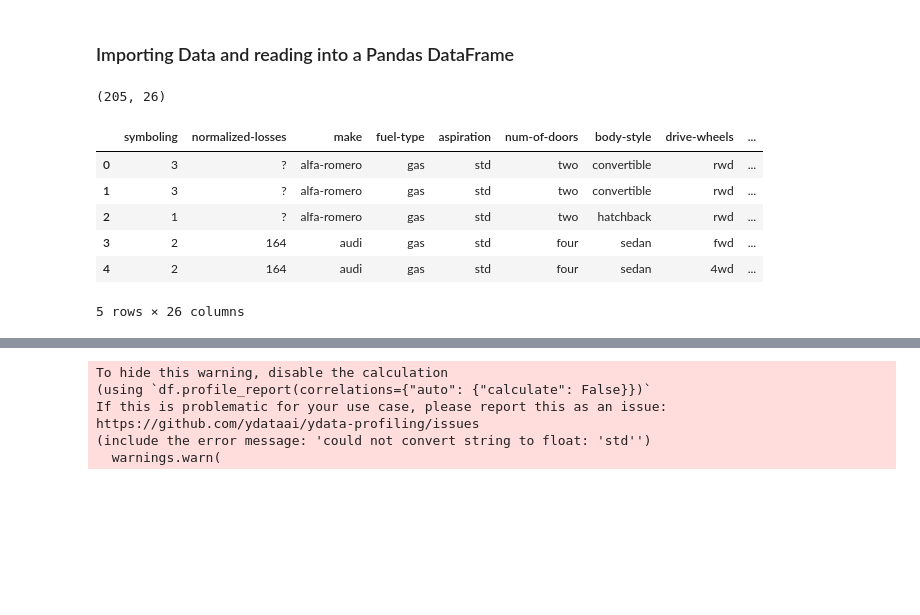
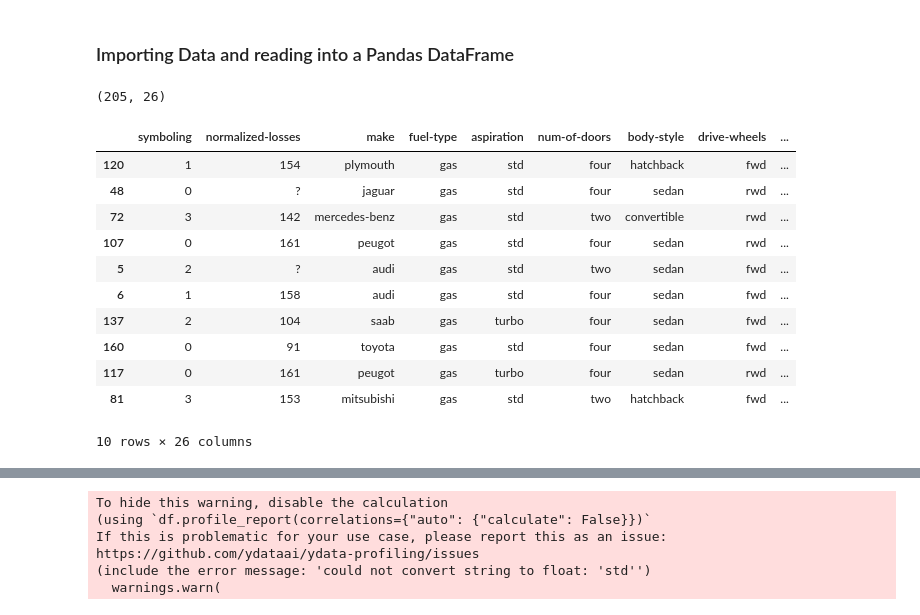
Before and after one commit to Khaled-Abdelhamid/Almadrasa-course-codes, a Jupyter notebook: introduction to Data analytics/Module 2 - Exploratory data analysis and data wrangling/data_wrangling_car_dataset.ipynb, the cells around one changed output, grey strips where cells are left out. Saved outputs shown, nothing was run; the diff lists cells and outputs as text; code cells hidden in the pictures; blank space fills up the shorter version.

```diff
--- a/introduction to Data analytics/Module 2 - Exploratory data analysis and data wrangling/data_wrangling_car_dataset.ipynb
+++ b/introduction to Data analytics/Module 2 - Exploratory data analysis and data wrangling/data_wrangling_car_dataset.ipynb
@@ -26,14 +20,19 @@ from ydata_profiling import ProfileReport
 # %%
 cols = ['symboling', 'normalized-losses', 'make', 'fuel-type', 'aspiration', 'num-of-doors', 'body-style', 'drive-wheels', 'engine-location', 'wheel-base', 'length', 'width', 'height', 'curb-weight', 'engine-type', 'num-of-cylinders', 'engine-size', 'fuel-system', 'bore', 'stroke', 'compression-ratio', 'horsepower', 'peak-rpm', 'city-mpg', 'highway-mpg', 'price']
 df = pd.read_csv('../data/Old Car Price data/imports-85.data.txt', names=cols)
 print(df.shape)
-df.head()
+df.sample(10)
 # %% [output]
 (205, 26)
 |  | symboling | normalized-losses | make | fuel-type | aspiration | num-of-doors | body-style | drive-wheels | ... |
-| 0 | 3 | ? | alfa-romero | gas | std | two | convertible | rwd | ... |
-| 1 | 3 | ? | alfa-romero | gas | std | two | convertible | rwd | ... |
-| 2 | 1 | ? | alfa-romero | gas | std | two | hatchback | rwd | ... |
-| 3 | 2 | 164 | audi | gas | std | four | sedan | fwd | ... |
-| 4 | 2 | 164 | audi | gas | std | four | sedan | 4wd | ... |
+| 120 | 1 | 154 | plymouth | gas | std | four | hatchback | fwd | ... |
+| 48 | 0 | ? | jaguar | gas | std | four | sedan | rwd | ... |
+| 72 | 3 | 142 | mercedes-benz | gas | std | two | convertible | rwd | ... |
+| 107 | 0 | 161 | peugot | gas | std | four | sedan | rwd | ... |
+| 5 | 2 | ? | audi | gas | std | two | sedan | fwd | ... |
+| 6 | 1 | 158 | audi | gas | std | four | sedan | fwd | ... |
+| 137 | 2 | 104 | saab | gas | turbo | four | sedan | fwd | ... |
+| 160 | 0 | 91 | toyota | gas | std | four | sedan | fwd | ... |
+| 117 | 0 | 161 | peugot | gas | turbo | four | sedan | rwd | ... |
+| 81 | 3 | 153 | mitsubishi | gas | std | two | hatchback | fwd | ... |
-5 rows × 26 columns
+10 rows × 26 columns
```
Also changed, not shown: parts of 29 cells of this notebook, 22 other files.
